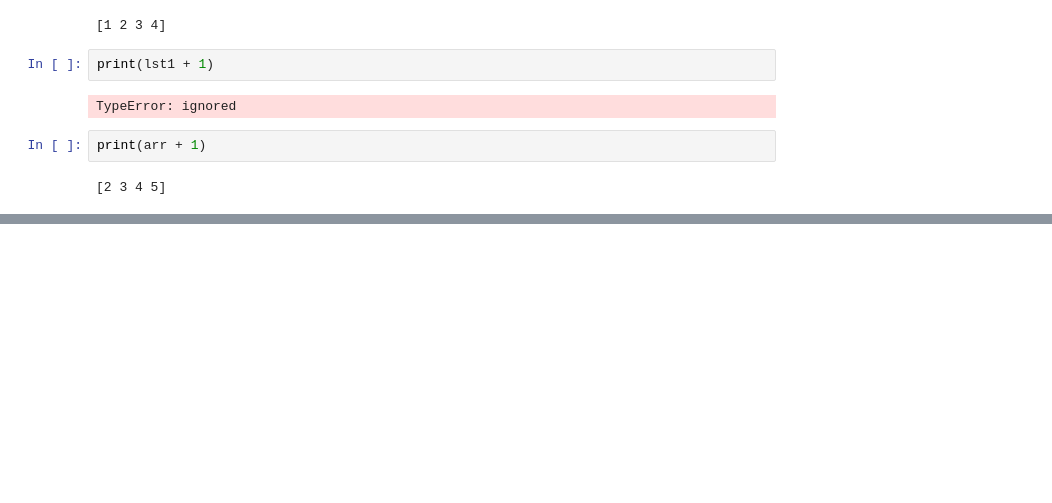
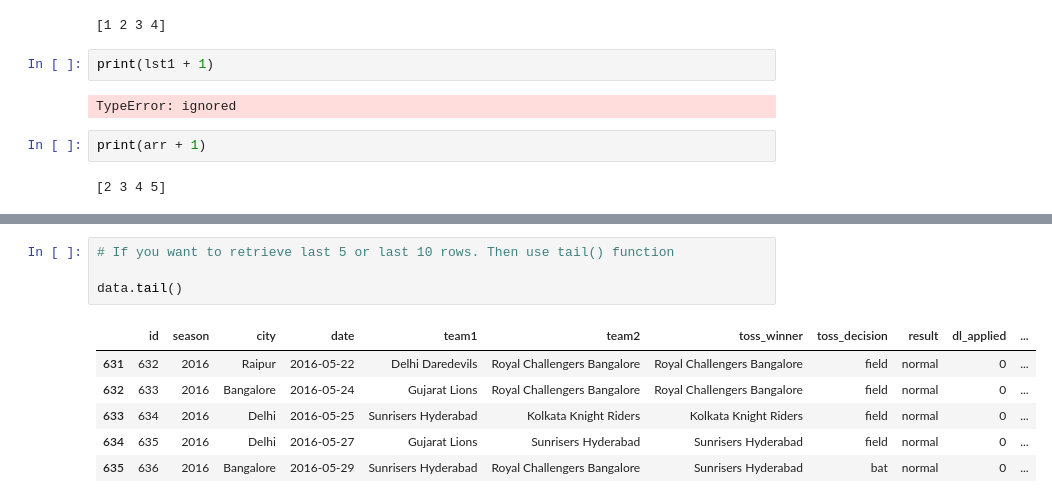
Before and after one commit to SairamTadepalli19/Day1_ML, a Jupyter notebook: Day1_ML.ipynb, the cells around one changed output, grey strips where cells are left out. Drawn from its saved outputs; the diff is of its cells as text; blank space fills up the shorter version.

```diff
--- a/Day1_ML.ipynb
+++ b/Day1_ML.ipynb
@@ -104,0 +338,11 @@ print(arr + 1)
+# %%
+# If you want to retrieve last 5 or last 10 rows. Then use tail() function
+
+data.tail()
+# %% [output]
+|  | id | season | city | date | team1 | team2 | toss_winner | toss_decision | result | dl_applied | ... |
+| 631 | 632 | 2016 | Raipur | 2016-05-22 | Delhi Daredevils | Royal Challengers Bangalore | Royal Challengers Bangalore | field | normal | 0 | ... |
+| 632 | 633 | 2016 | Bangalore | 2016-05-24 | Gujarat Lions | Royal Challengers Bangalore | Royal Challengers Bangalore | field | normal | 0 | ... |
+| 633 | 634 | 2016 | Delhi | 2016-05-25 | Sunrisers Hyderabad | Kolkata Knight Riders | Kolkata Knight Riders | field | normal | 0 | ... |
+| 634 | 635 | 2016 | Delhi | 2016-05-27 | Gujarat Lions | Sunrisers Hyderabad | Sunrisers Hyderabad | field | normal | 0 | ... |
+| 635 | 636 | 2016 | Bangalore | 2016-05-29 | Sunrisers Hyderabad | Royal Challengers Bangalore | Sunrisers Hyderabad | bat | normal | 0 | ... |
```
Also changed, not shown: parts of 44 cells of this notebook.
